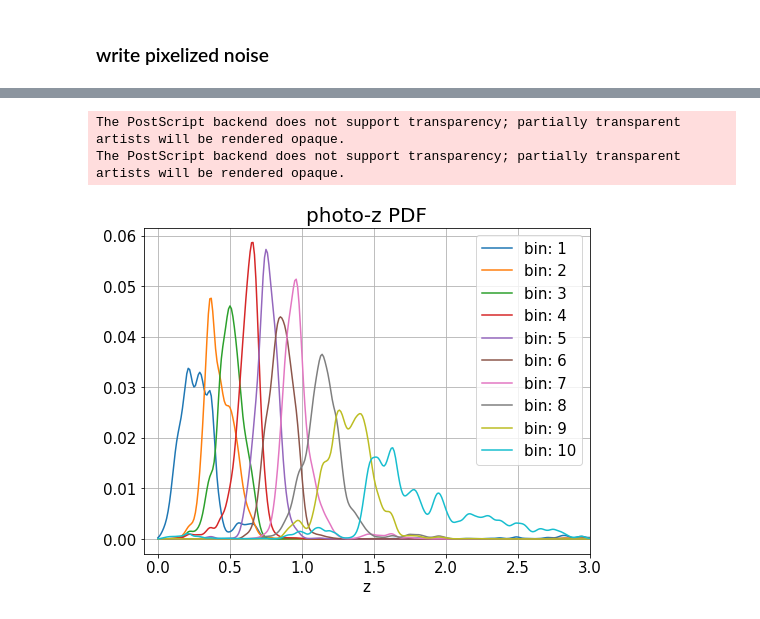
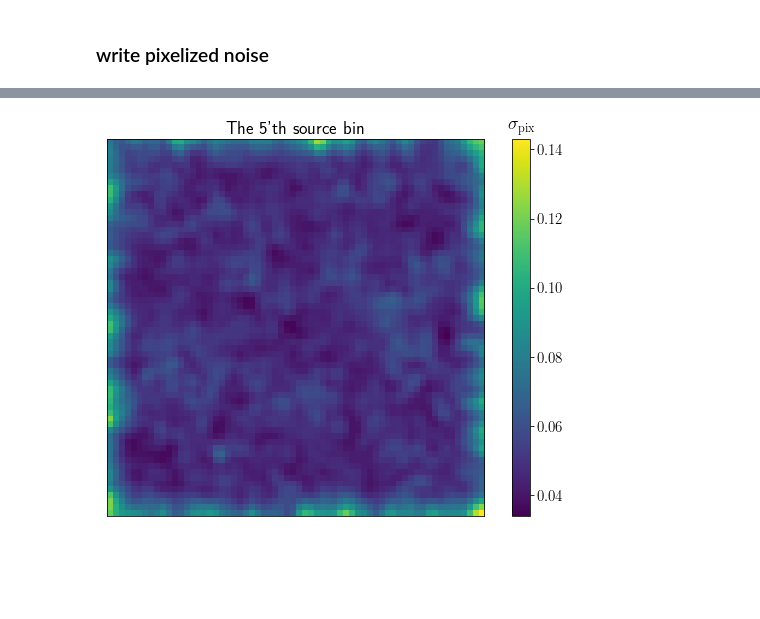
Before and after one commit to mr-superonion/splinv, a Jupyter notebook: notebook/process-stamp-HSClike.ipynb, the cells around one changed output, grey strips where cells are left out. Saved outputs shown, nothing was run; the diff lists cells and outputs as text; code cells hidden in the pictures; blank space fills up the shorter version.

```diff
--- a/notebook/process-stamp-HSClike.ipynb
+++ b/notebook/process-stamp-HSClike.ipynb
@@ -717,8 +736,7 @@ ngroup=100 # groups in the input fits file
 ng=len(noiTab)//ngroup
 
 pixDatAll=np.zeros((ngroup,)+gridInfo.shape,dtype=np.complex128)
-
-for ig in range(ngroup):
+for ig in range(1):
     noiU=noiTab[ig*ng:(ig+1)*ng]
     val=noiU[g1name]+noiU[g2name]*1j
     outcome=gridInfo.pixelize_data(noiU[raname],noiU[decname],noiU[zname],val,noiU[wname])
@@ -753,24 +755,12 @@ plt.plot(np.sqrt(outcome[1].flatten()),pixSigmaErr.flatten()/np.sqrt(outcome[1].
-# %%
-import matplotlib
-matplotlib.use('agg')
-matplotlib.rcParams['ps.useafm'] = True
-matplotlib.rcParams['pdf.use14corefonts'] = True
-matplotlib.rcParams['text.usetex'] = False
-matplotlib.rcParams['font.size'] = 15
-
-import matplotlib.pyplot as plt
-
-fig=plt.figure(figsize=(8,6))
-ax=fig.add_subplot(1,1,1)
-for iz in range(0,gridInfo.nz,1):
-    ax.plot(poz_bins,gridInfo.pozPdfAve[iz],label='bin: %d' %(iz+1))
-ax.legend(fontsize=15)
-ax.set_xlim(-0.1,3.)
-ax.set_xlabel('z',fontsize=15)
-ax.set_title('photo-z PDF',fontsize=20)
-ax.grid()
-fig.savefig('../paper_ms_method_HSCY1/mlz-poz.eps')
-# %% [output]
-The PostScript backend does not support transparency; partially transparent artists will be rendered opaque.
-The PostScript backend does not support transparency; partially transparent artists will be rendered opaque.
-[figure, removed]
+# %%
+plt.figure(figsize=(8,6))
+plt.imshow(pixSigmaErr[4])
+plt.xticks([])
+plt.yticks([])
+cbar=plt.colorbar()
+cbar.ax.set_title(r'$\sigma_{\rm{pix}}$')
+plt.title('The 5\'th source bin')
+plt.tight_layout()
+fig.savefig('../paper_ms_method_HSCY1/noise_std_map.pdf')
+# %% [output]
+[figure, added]
```
Also changed, not shown: parts of 12 cells of this notebook, 1 other file.
